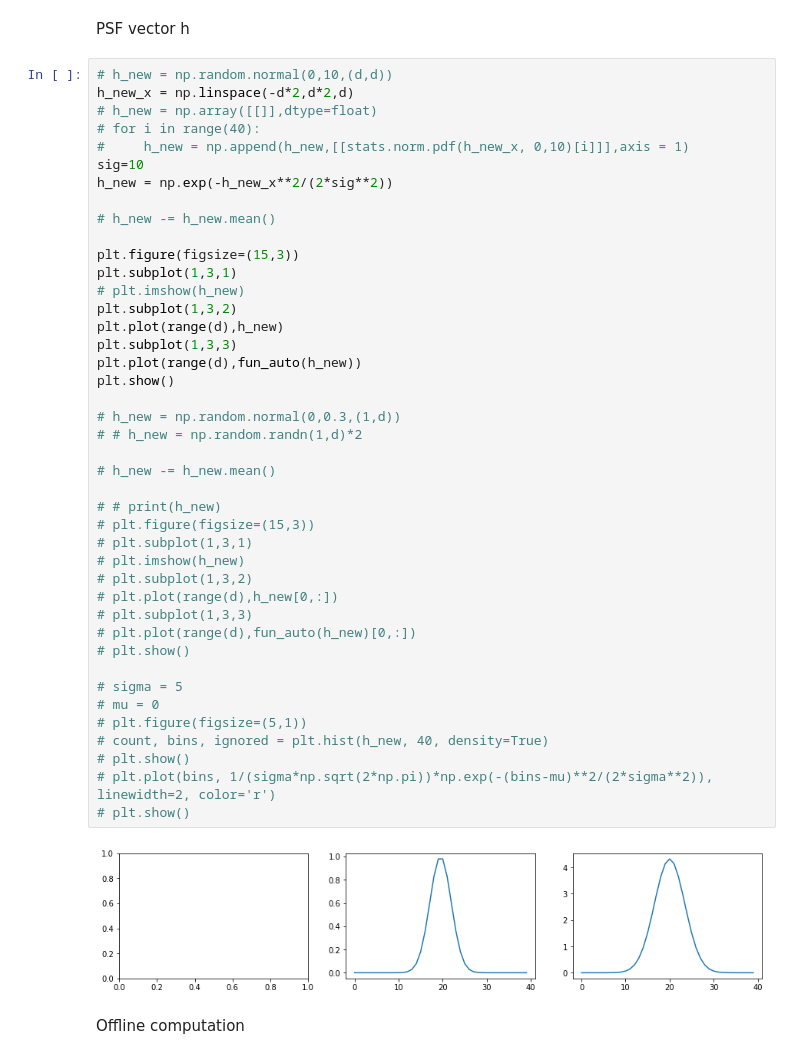
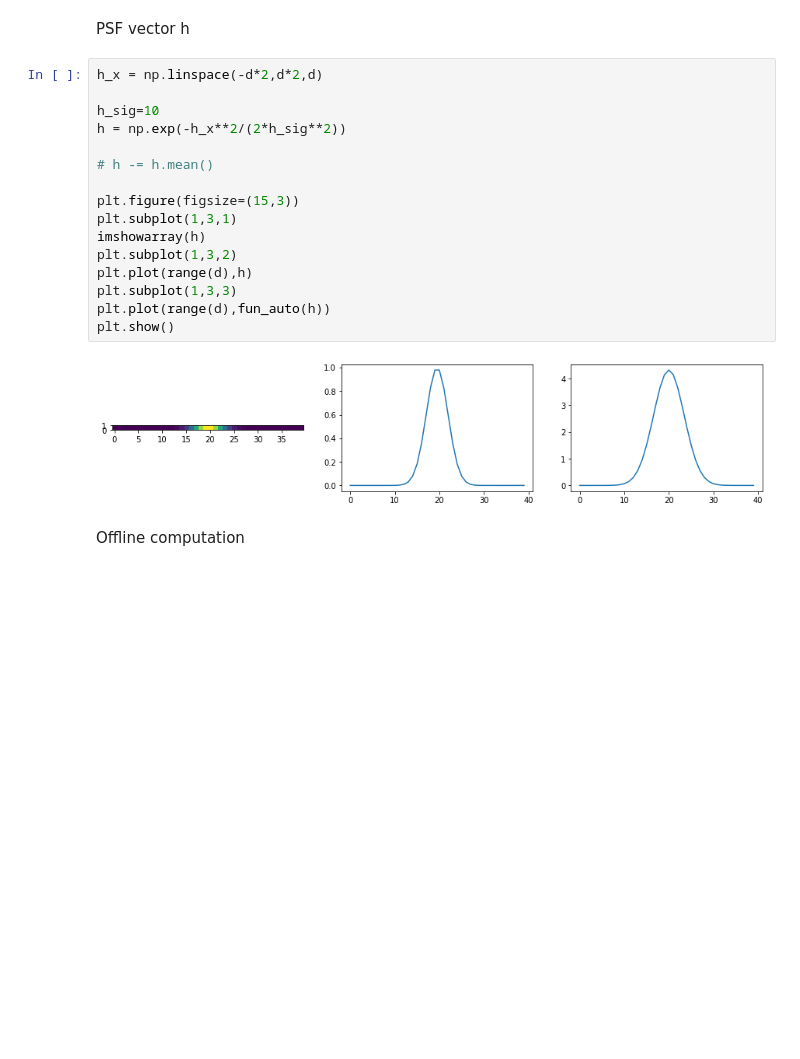
Before and after one commit to olivierleblanc/diffusercam, a Jupyter notebook: bernat/mp04_aftermeeting.ipynb, the cells around one changed output. Saved outputs shown, nothing was run; the diff lists cells and outputs as text; blank space fills up the shorter version.

```diff
--- a/bernat/mp04_aftermeeting.ipynb
+++ b/bernat/mp04_aftermeeting.ipynb
@@ -42,49 +54,23 @@ plt.show()
 # %% [markdown]
 PSF vector h
-# %%
-# h_new = np.random.normal(0,10,(d,d))
-h_new_x = np.linspace(-d*2,d*2,d)
-# h_new = np.array([[]],dtype=float)
-# for i in range(40):
-#     h_new = np.append(h_new,[[stats.norm.pdf(h_new_x, 0,10)[i]]],axis = 1)
-sig=10
-h_new = np.exp(-h_new_x**2/(2*sig**2))
-
-# h_new -= h_new.mean()
-
-plt.figure(figsize=(15,3))
-plt.subplot(1,3,1)
-# plt.imshow(h_new)
-plt.subplot(1,3,2)
-plt.plot(range(d),h_new)
-plt.subplot(1,3,3)
-plt.plot(range(d),fun_auto(h_new))
-plt.show()
-
-# h_new = np.random.normal(0,0.3,(1,d))
-# # h_new = np.random.randn(1,d)*2
-
-# h_new -= h_new.mean()
-
-# # print(h_new)
-# plt.figure(figsize=(15,3))
-# plt.subplot(1,3,1)
-# plt.imshow(h_new)
-# plt.subplot(1,3,2)
-# plt.plot(range(d),h_new[0,:])
-# plt.subplot(1,3,3)
-# plt.plot(range(d),fun_auto(h_new)[0,:])
-# plt.show()
-
-# sigma = 5
-# mu = 0
-# plt.figure(figsize=(5,1))
-# count, bins, ignored = plt.hist(h_new, 40, density=True)
-# plt.show()
-# plt.plot(bins, 1/(sigma*np.sqrt(2*np.pi))*np.exp(-(bins-mu)**2/(2*sigma**2)), linewidth=2, color='r')
-# plt.show()
-# %% [output]
-[figure, removed]
+# %%
+h_x = np.linspace(-d*2,d*2,d)
+
+h_sig=10
+h = np.exp(-h_x**2/(2*h_sig**2))
+
+# h -= h.mean()
+
+plt.figure(figsize=(15,3))
+plt.subplot(1,3,1)
+imshowarray(h)
+plt.subplot(1,3,2)
+plt.plot(range(d),h)
+plt.subplot(1,3,3)
+plt.plot(range(d),fun_auto(h))
+plt.show()
+# %% [output]
+[figure, added]
 # %% [markdown]
 Offline computation
 # %%
```
Also changed, not shown: parts of 7 cells of this notebook, 4 other files.
